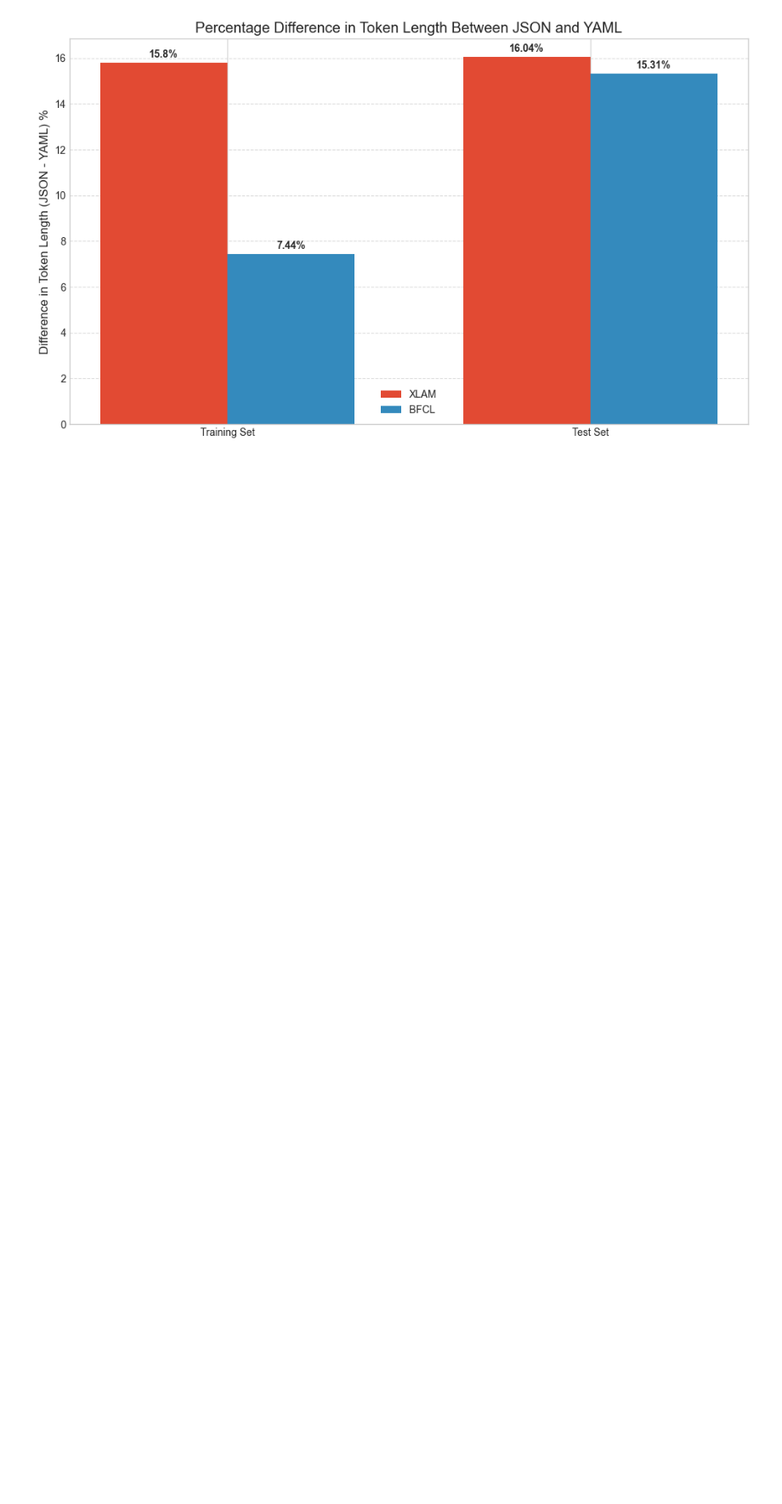
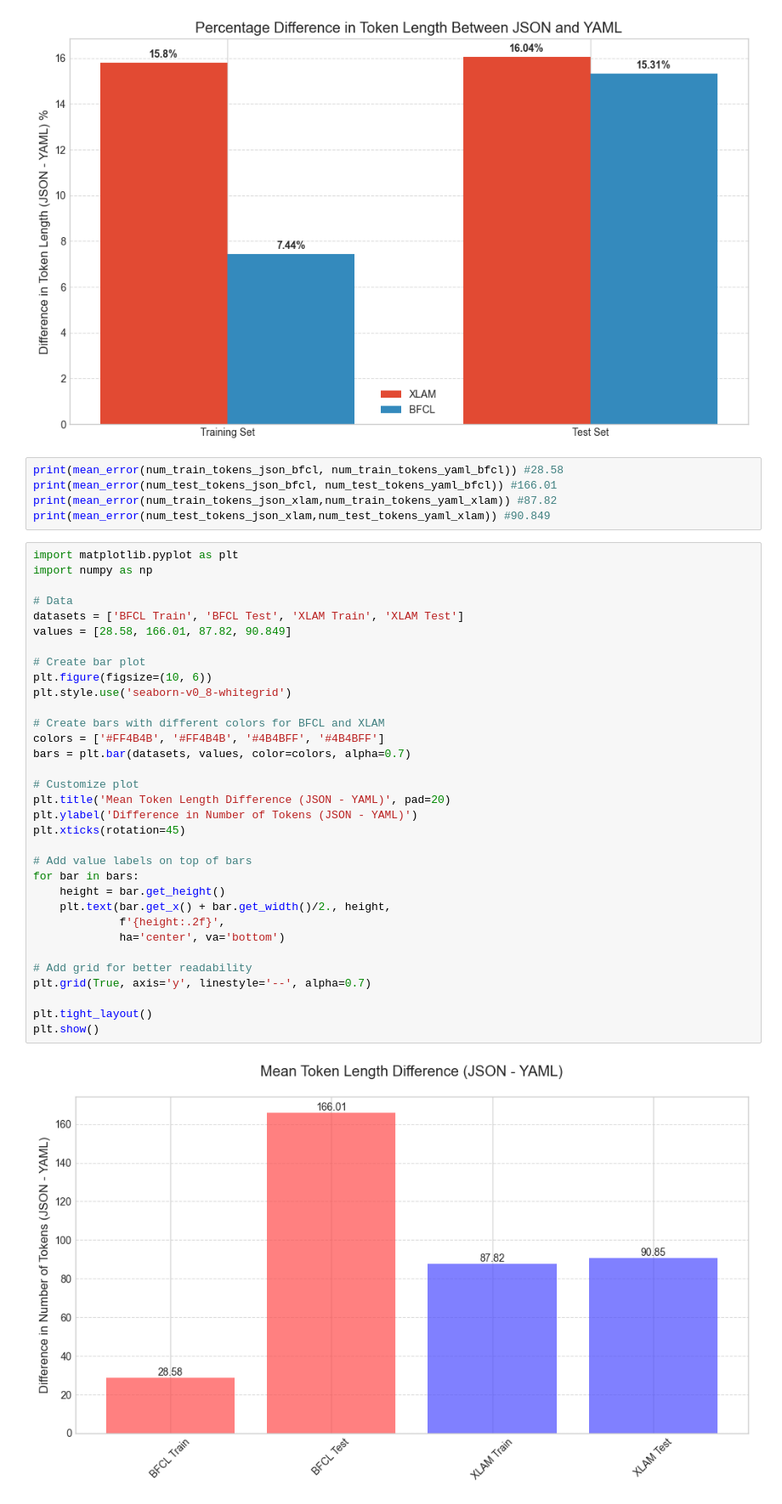
Before and after one commit to Athe-kunal/Finetuning, a Jupyter notebook: finetuning/finetuning/data_analysis.ipynb, the cells around one changed output. Shown at 85% size. Saved outputs shown, nothing was run; the diff lists cells and outputs as text; blank space fills up the shorter version.

```diff
--- a/finetuning/finetuning/data_analysis.ipynb
+++ b/finetuning/finetuning/data_analysis.ipynb
@@ -229,6 +234,46 @@ plt.tight_layout()
 plt.show()
 # %% [output]
 [figure]
+# %%
+print(mean_error(num_train_tokens_json_bfcl, num_train_tokens_yaml_bfcl)) #28.58
+print(mean_error(num_test_tokens_json_bfcl, num_test_tokens_yaml_bfcl)) #166.01
+print(mean_error(num_train_tokens_json_xlam,num_train_tokens_yaml_xlam)) #87.82
+print(mean_error(num_test_tokens_json_xlam,num_test_tokens_yaml_xlam)) #90.849
+# %%
+import matplotlib.pyplot as plt
+import numpy as np
+
+# Data
+datasets = ['BFCL Train', 'BFCL Test', 'XLAM Train', 'XLAM Test']
+values = [28.58, 166.01, 87.82, 90.849]
+
+# Create bar plot
+plt.figure(figsize=(10, 6))
+plt.style.use('seaborn-v0_8-whitegrid')
+
+# Create bars with different colors for BFCL and XLAM
+colors = ['#FF4B4B', '#FF4B4B', '#4B4BFF', '#4B4BFF']
+bars = plt.bar(datasets, values, color=colors, alpha=0.7)
+
+# Customize plot
+plt.title('Mean Token Length Difference (JSON - YAML)', pad=20)
+plt.ylabel('Difference in Number of Tokens (JSON - YAML)')
+plt.xticks(rotation=45)
+
+# Add value labels on top of bars
+for bar in bars:
+    height = bar.get_height()
+    plt.text(bar.get_x() + bar.get_width()/2., height,
+             f'{height:.2f}',
+             ha='center', va='bottom')
+
+# Add grid for better readability
+plt.grid(True, axis='y', linestyle='--', alpha=0.7)
+
+plt.tight_layout()
+plt.show()
+# %% [output]
+[figure, added]
 # %%
 XLAM_DICT = {
     "JSON":{
```
Also changed, not shown: parts of 1 cell of this notebook, 4 other files.
